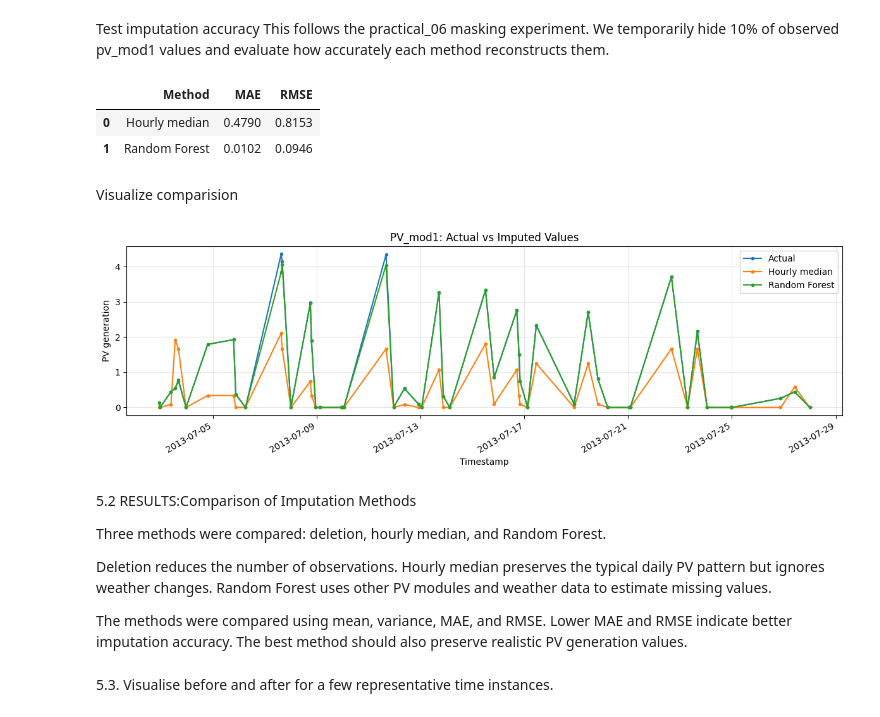
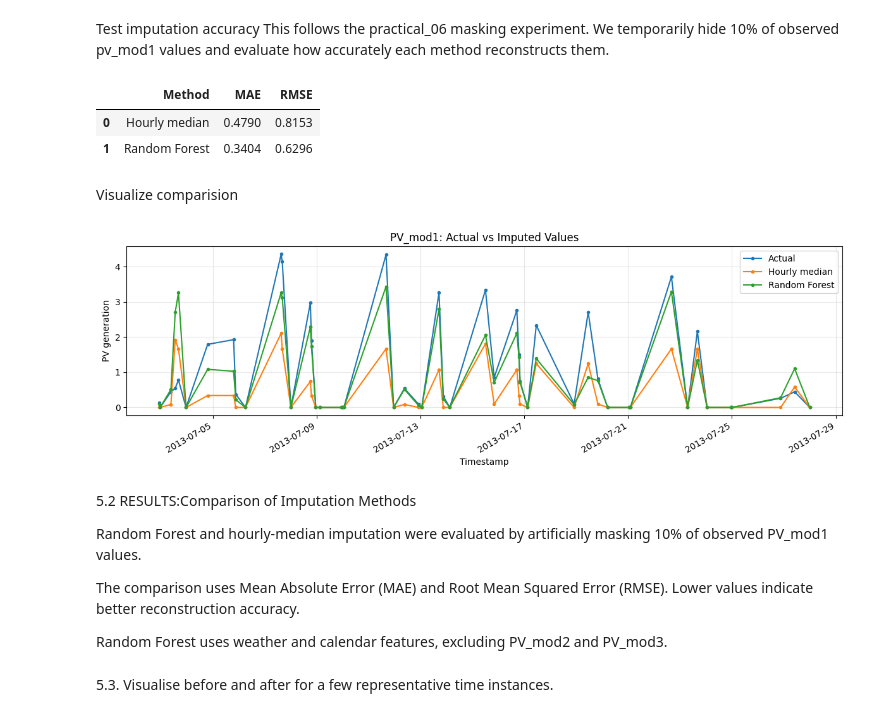
Before and after one commit to miko1917/ITS8080-energy-data-science-project, a Jupyter notebook: MihhailKorasteljov_266050IV_project_ITS8080_task5_data_cleaning.ipynb, the cells around one changed output. Cells and saved outputs as stored; diff of their text form; code cells hidden in the pictures.

```diff
--- a/MihhailKorasteljov_266050IV_project_ITS8080_task5_data_cleaning.ipynb
+++ b/MihhailKorasteljov_266050IV_project_ITS8080_task5_data_cleaning.ipynb
@@ -363,7 +374,7 @@ hour_map = pd.Series(
 pred_median = test_df["pv_mod1"].fillna(hour_map).loc[test_idx]
 
 # Method 2 -Random Forest
-X = test_df[["pv_mod2", "pv_mod3", "Temperature"]].copy()
+X = test_df[["Temperature", "Cloud_cover (%)", "Wind_speed_10m (km/h)"]].copy()
 
 X["hour"] = X.index.hour
 X["month"] = X.index.month
@@ -380,34 +391,34 @@ model = RandomForestRegressor(
     n_jobs=-1
 )
 
 model.fit(
     X.loc[train_mask],
     test_df.loc[train_mask, "pv_mod1"]
 )
 
 pred_rf = np.maximum(
     model.predict(X.loc[test_idx]),
     0
 )
 
 # Compare reconstruction errors
 accuracy = pd.DataFrame({
     "Method": ["Hourly median", "Random Forest"],
     "MAE": [
         mean_absolute_error(y_true, pred_median),
         mean_absolute_error(y_true, pred_rf)
     ],
     "RMSE": [
         np.sqrt(mean_squared_error(y_true, pred_median)),
         np.sqrt(mean_squared_error(y_true, pred_rf))
     ]
 })
 
 display(accuracy.round(4))
 # %% [output]
 |  | Method | MAE | RMSE |
 | 0 | Hourly median | 0.4790 | 0.8153 |
-| 1 | Random Forest | 0.0102 | 0.0946 |
+| 1 | Random Forest | 0.3404 | 0.6296 |
 # %% [markdown]
 Visualize comparision
 # %%
@@ -437,15 +448,15 @@ ax.grid(alpha=0.3)
 plt.tight_layout()
 plt.show()
 # %% [output]
-[figure, old version]
+[figure, new version]
 # %% [markdown]
 5.2 RESULTS:Comparison of Imputation Methods
 
-Three methods were compared: deletion, hourly median, and Random Forest.
+Random Forest and hourly-median imputation were evaluated by artificially masking 10% of observed PV_mod1 values.
 
-Deletion reduces the number of observations. Hourly median preserves the typical daily PV pattern but ignores weather changes. Random Forest uses other PV modules and weather data to estimate missing values.
+The comparison uses Mean Absolute Error (MAE) and Root Mean Squared Error (RMSE). Lower values indicate better reconstruction accuracy.
 
-The methods were compared using mean, variance, MAE, and RMSE. Lower MAE and RMSE indicate better imputation accuracy. The best method should also preserve realistic PV generation values.
+Random Forest uses weather and calendar features, excluding PV_mod2 and PV_mod3.
 # %% [markdown]
 5.3. Visualise before and after for a few representative time instances.
 # %%
```
Also changed, not shown: parts of 10 cells of this notebook, 1 other file.
